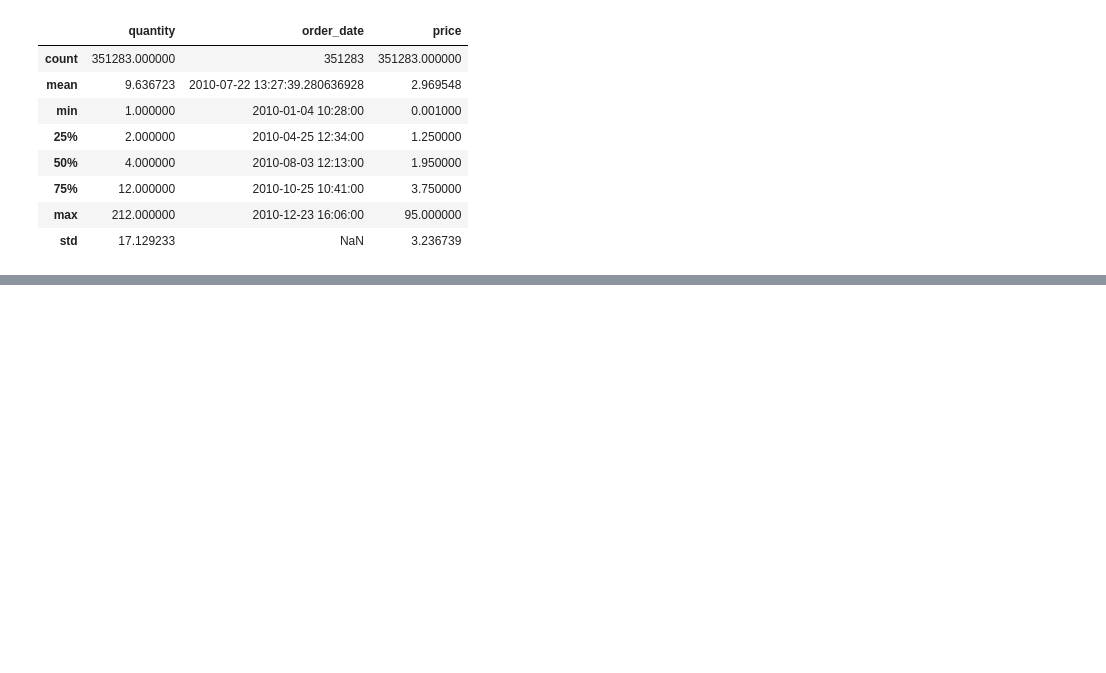
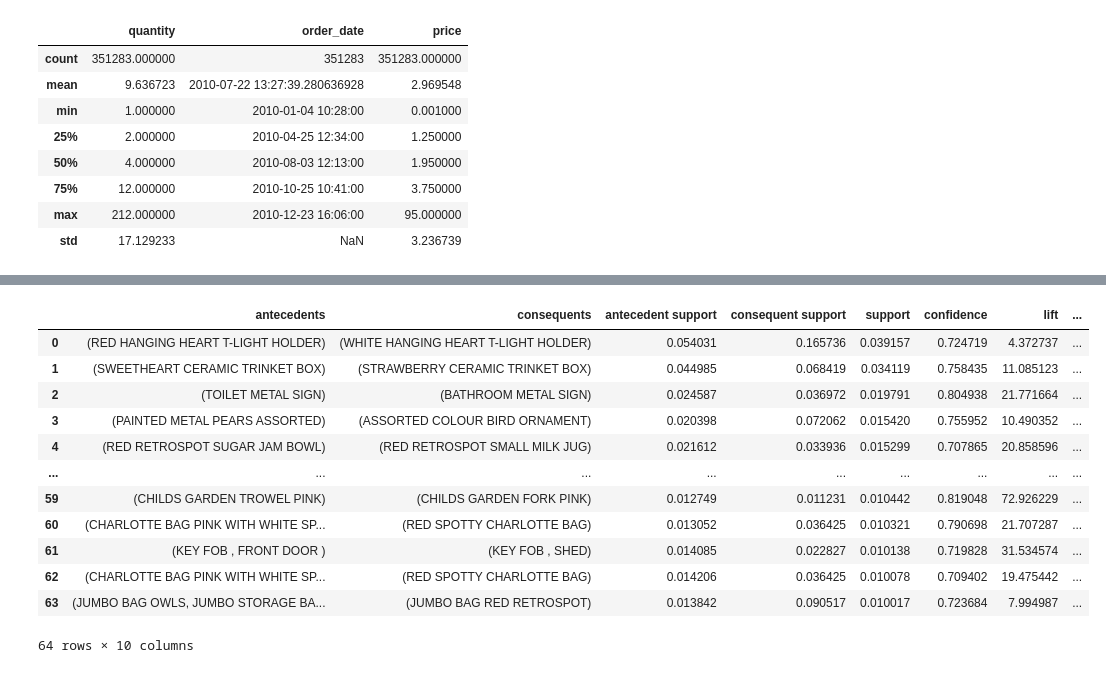
Before and after one commit to JayaWinata/Market-Basket-Analysis, a Jupyter notebook: market_basket.ipynb, the cells around one changed output, grey strips where cells are left out. Saved outputs shown, nothing was run; the diff lists cells and outputs as text; code cells hidden in the pictures; blank space fills up the shorter version.

```diff
--- a/market_basket.ipynb
+++ b/market_basket.ipynb
@@ -112,0 +115,4 @@ None
+# %%
+basket = df.groupby('order_id')['product_name'].apply(list).reset_index()
+basket_encoded = basket['product_name'].str.join('|').str.get_dummies('|').astype('bool')
+basket_encoded
@@ -112,0 +135,3 @@ None
+# %%
+frequent_itemset = apriori(basket_encoded,min_support=.01,use_colnames=True).sort_values('support',ascending=False).reset_index(drop=True)
+frequent_itemset['product_count'] = frequent_itemset['itemsets'].apply(len)
@@ -112,0 +168,17 @@ None
+# %%
+product_association = association_rules(frequent_itemset,metric='confidence',min_threshold=.7).sort_values(['support','confidence'],ascending=[False,False]).reset_index(drop=True)
+product_association
+# %% [output]
+|  | antecedents | consequents | antecedent support | consequent support | support | confidence | lift | ... |
+| 0 | (RED HANGING HEART T-LIGHT HOLDER) | (WHITE HANGING HEART T-LIGHT HOLDER) | 0.054031 | 0.165736 | 0.039157 | 0.724719 | 4.372737 | ... |
+| 1 | (SWEETHEART CERAMIC TRINKET BOX) | (STRAWBERRY CERAMIC TRINKET BOX) | 0.044985 | 0.068419 | 0.034119 | 0.758435 | 11.085123 | ... |
+| 2 | (TOILET METAL SIGN) | (BATHROOM METAL SIGN) | 0.024587 | 0.036972 | 0.019791 | 0.804938 | 21.771664 | ... |
+| 3 | (PAINTED METAL PEARS ASSORTED) | (ASSORTED COLOUR BIRD ORNAMENT) | 0.020398 | 0.072062 | 0.015420 | 0.755952 | 10.490352 | ... |
+| 4 | (RED RETROSPOT SUGAR JAM BOWL) | (RED RETROSPOT SMALL MILK JUG) | 0.021612 | 0.033936 | 0.015299 | 0.707865 | 20.858596 | ... |
+| ... | ... | ... | ... | ... | ... | ... | ... | ... |
+| 59 | (CHILDS GARDEN TROWEL PINK) | (CHILDS GARDEN FORK PINK) | 0.012749 | 0.011231 | 0.010442 | 0.819048 | 72.926229 | ... |
+| 60 | (CHARLOTTE BAG PINK WITH WHITE SP... | (RED SPOTTY CHARLOTTE BAG) | 0.013052 | 0.036425 | 0.010321 | 0.790698 | 21.707287 | ... |
+| 61 | (KEY FOB , FRONT DOOR ) | (KEY FOB , SHED) | 0.014085 | 0.022827 | 0.010138 | 0.719828 | 31.534574 | ... |
+| 62 | (CHARLOTTE BAG PINK WITH WHITE SP... | (RED SPOTTY CHARLOTTE BAG) | 0.014206 | 0.036425 | 0.010078 | 0.709402 | 19.475442 | ... |
+| 63 | (JUMBO BAG OWLS, JUMBO STORAGE BA... | (JUMBO BAG RED RETROSPOT) | 0.013842 | 0.090517 | 0.010017 | 0.723684 | 7.994987 | ... |
+64 rows × 10 columns
```
Also changed, not shown: parts of 5 cells of this notebook.
